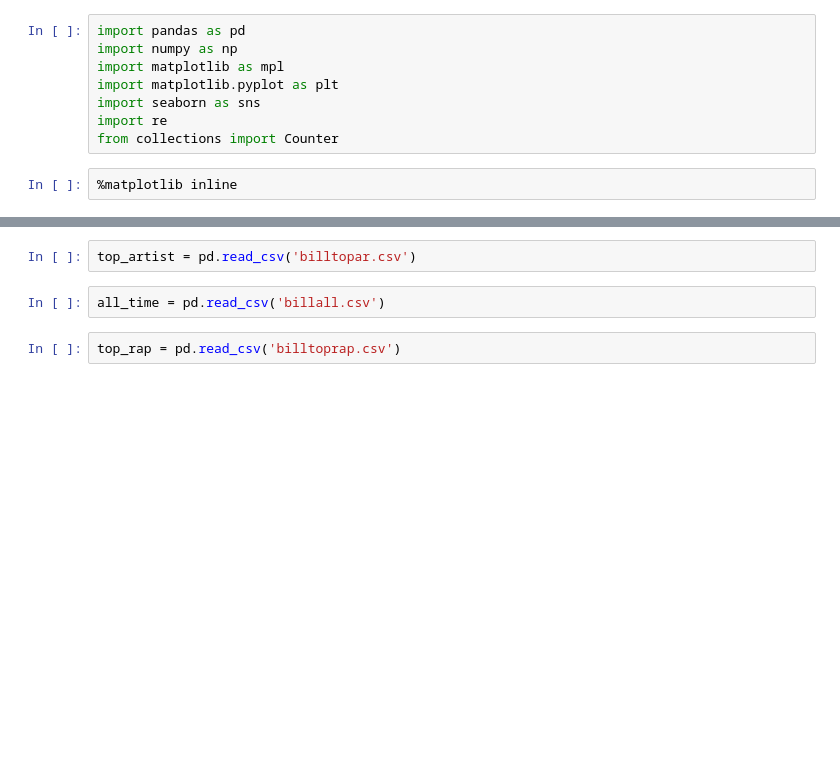
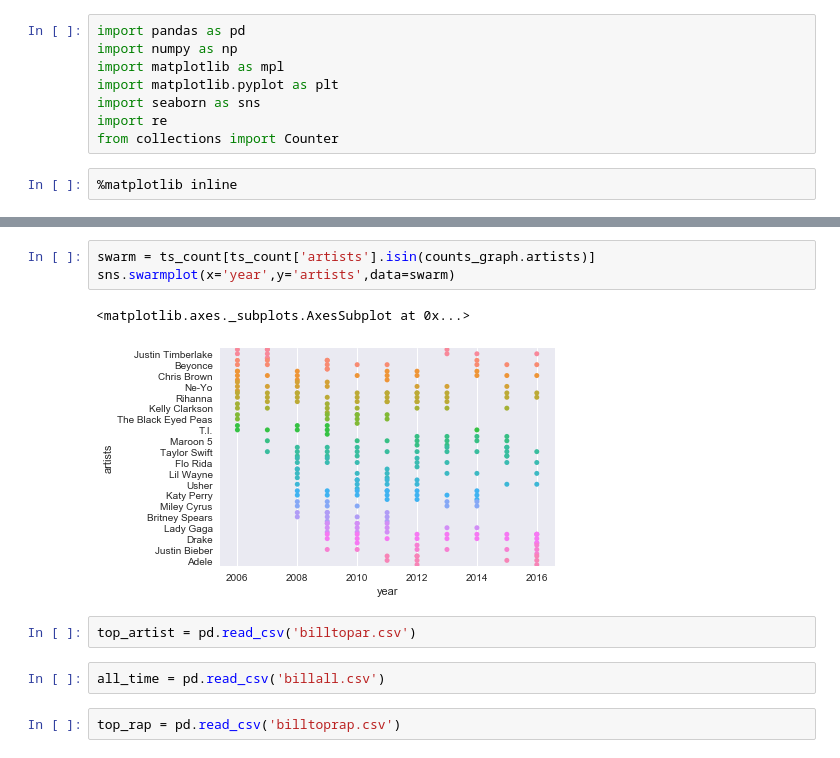
Before and after one commit to nash13cxw/BillboardAnalysis, a Jupyter notebook: BIllboardAnalysis.ipynb, the cells around one changed output, grey strips where cells are left out. Cells and saved outputs as stored; diff of their text form; blank space fills up the shorter version.

```diff
--- a/BIllboardAnalysis.ipynb
+++ b/BIllboardAnalysis.ipynb
@@ -124,3 +44,9 @@ sns.barplot(x="count", y="artists", data=d);
+# %%
+swarm = ts_count[ts_count['artists'].isin(counts_graph.artists)]
+sns.swarmplot(x='year',y='artists',data=swarm)
+# %% [output]
+<matplotlib.axes._subplots.AxesSubplot at 0x...>
+[figure, added]
 # %%
 top_artist = pd.read_csv('billtopar.csv')
 # %%
```
Also changed, not shown: parts of 23 cells of this notebook, 1 other file.
